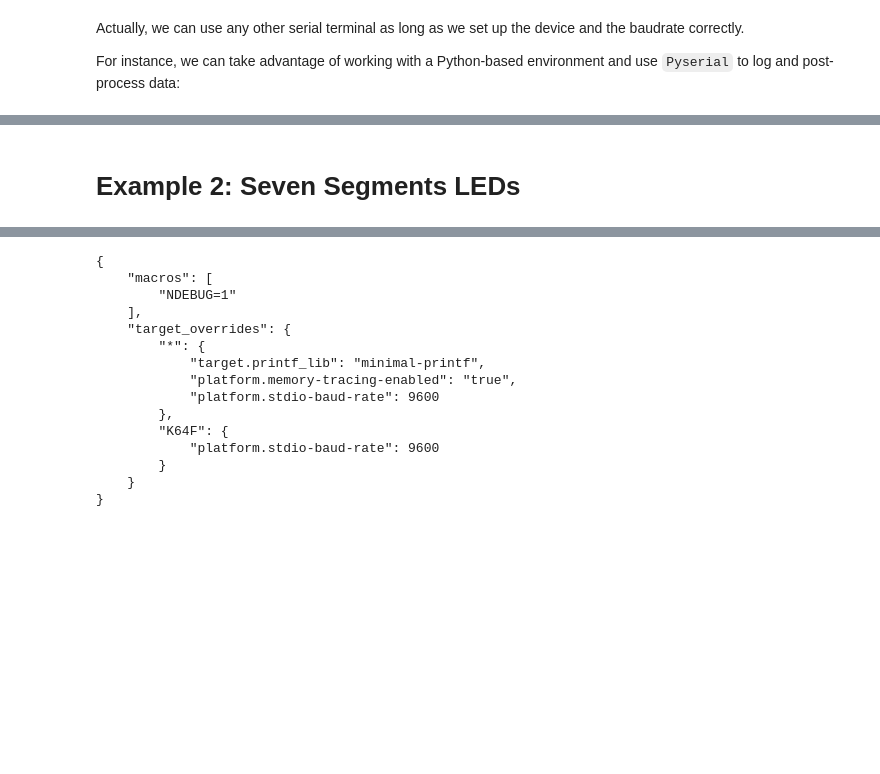
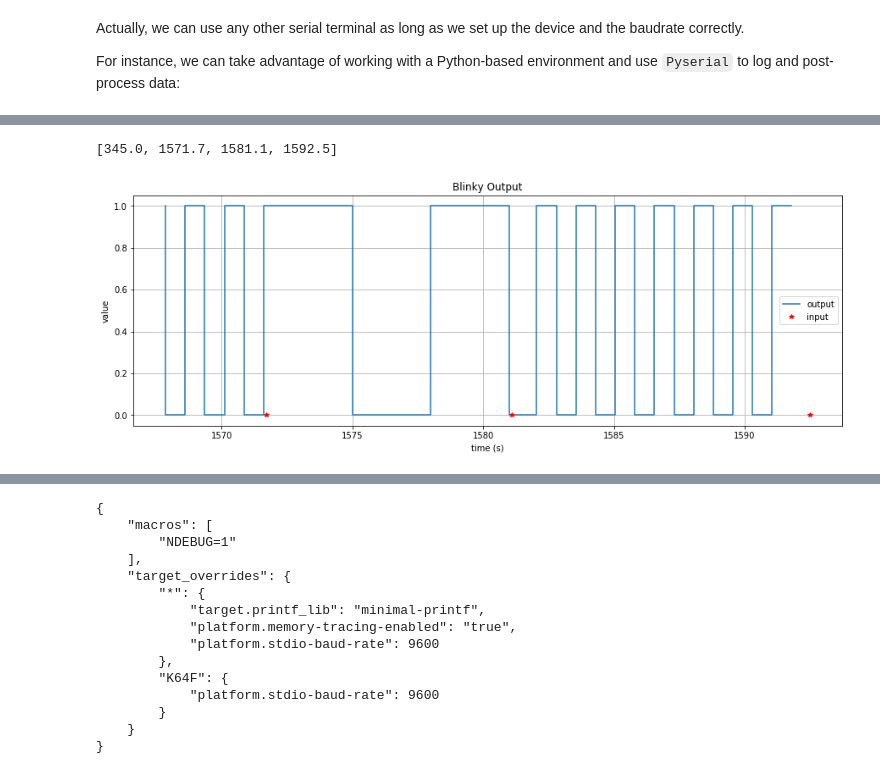
Before and after one commit to epecker/jupyter-cadmiumv2, a Jupyter notebook: cadmiumv2_logging_howto.ipynb, the cells around one changed output, grey strips where cells are left out. Cells and saved outputs as stored; diff of their text form; code cells hidden in the pictures; blank space fills up the shorter version.

```diff
--- a/cadmiumv2_logging_howto.ipynb
+++ b/cadmiumv2_logging_howto.ipynb
@@ -848,29 +1065,25 @@ import serial
 PORT = '/dev/ttyACM0'
 BAUDRATE = 9600
 
-t_list = []
-atomic_id_list = []
-atomic_name_list = []
-port_name_list = []
-val_list = []
+tblk_list = []
+outblk_list = []
+tdin_list = []
+outdin_list = []
 
 with serial.Serial(PORT, BAUDRATE, timeout=1) as ser:
-    for i in range(0,200):
+    for i in range(0,100):
         line = ser.readline()
         # debug
         # print(line)
         if len(line.decode("utf-8").split(";")) != 5:
             continue
         t,atomic_id,atomic_name,port_name,val = line.decode("utf-8").split(";")
-        if (atomic_name=="digitalOuput"):
+        if (atomic_name=="blinky" and port_name=="out"):
             print(line)
-            t_list.append(float(t))
-            val_list.append(float(val.split(" ")[-1]))
-
-plt.figure(figsize=(15,5))
-plt.step(t_list[1:],val_list[1:]) # discard first element
-plt.title('Digital Out')
-plt.xlabel('time (s)')
-plt.ylabel('value')
-plt.grid(True)
+            tblk_list.append(float(t))
+            outblk_list.append(int(val.split(" ")[-1]))
+        elif (atomic_name=="digitalInput" and port_name=="out" and int(val)==0):
+            print(line)
+            tdin_list.append(float(t))
+            outdin_list.append(int(val))
 # %% [output]
@@ -897,3 +1107,17 @@ b'3644.25;1;digitalOuput;;Pin: 0\n'
-# %% [markdown]
-<a id='example-seven-segments'></a>
-# Example 2: Seven Segments LEDs
+# %%
+tblk = tblk_list
+outblk = outblk_list
+tdin = tdin_list
+outdin = outdin_list
+
+plt.figure(figsize=(15,5))
+plt.step(tblk[4:],outblk[4:],label='output')
+plt.plot(tdin[1:],outdin[1:],'r*',label='input')
+plt.title('Blinky Output')
+plt.xlabel('time (s)')
+plt.ylabel('value')
+plt.legend()
+plt.grid(True)
+# %% [output]
+[345.0, 1571.7, 1581.1, 1592.5]
+[figure, added]
```
Also changed, not shown: parts of 54 cells of this notebook, 11 other files.
